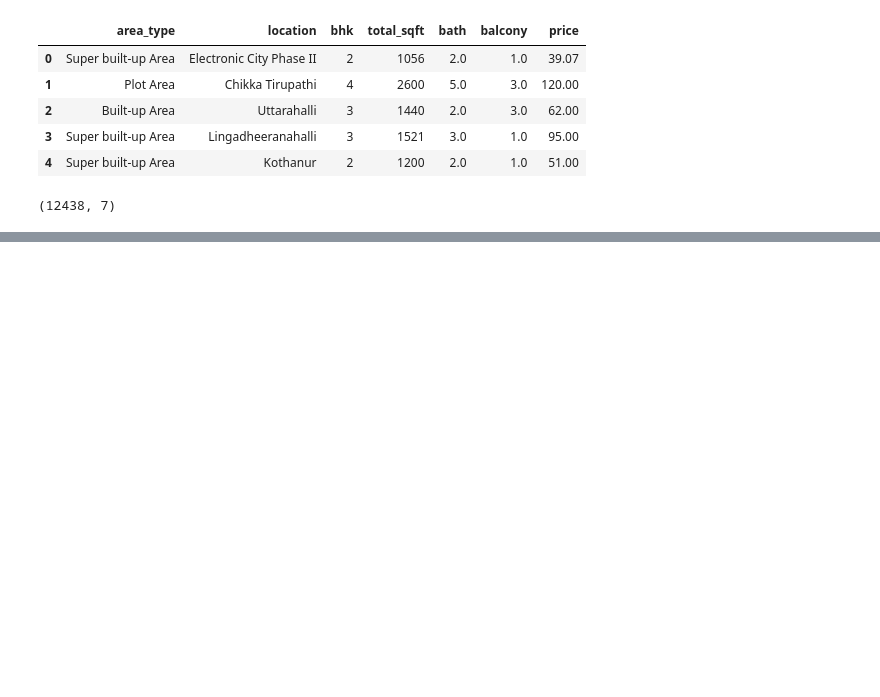
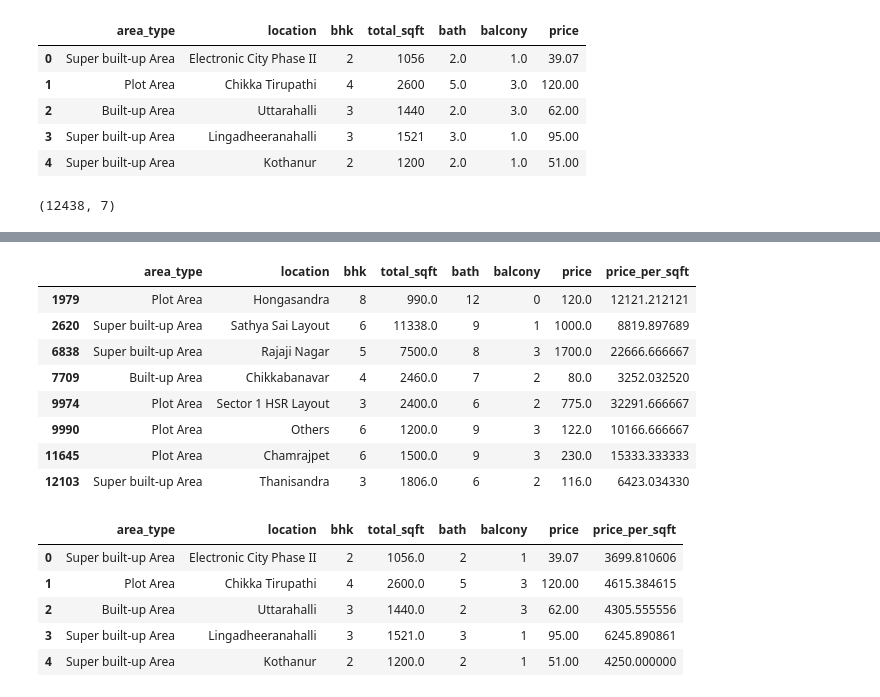
Before and after one commit to thirtesh/miniProjects, a Jupyter notebook: real_estate/SourceCode/model_training.ipynb, the cells around one changed output, grey strips where cells are left out. Drawn from its saved outputs; the diff is of its cells as text; code cells hidden in the pictures; blank space fills up the shorter version.

```diff
--- a/real_estate/SourceCode/model_training.ipynb
+++ b/real_estate/SourceCode/model_training.ipynb
@@ -115,0 +212,20 @@ data2.shape
+# %%
+display(data2[data2.bath>data2.bhk+2])
+data=data2[data2.bath<data2.bhk+2]
+data.head()
+# %% [output]
+|  | area_type | location | bhk | total_sqft | bath | balcony | price | price_per_sqft |
+| 1979 | Plot Area | Hongasandra | 8 | 990.0 | 12 | 0 | 120.0 | 12121.212121 |
+| 2620 | Super built-up Area | Sathya Sai Layout | 6 | 11338.0 | 9 | 1 | 1000.0 | 8819.897689 |
+| 6838 | Super built-up Area | Rajaji Nagar | 5 | 7500.0 | 8 | 3 | 1700.0 | 22666.666667 |
+| 7709 | Built-up Area | Chikkabanavar | 4 | 2460.0 | 7 | 2 | 80.0 | 3252.032520 |
+| 9974 | Plot Area | Sector 1 HSR Layout | 3 | 2400.0 | 6 | 2 | 775.0 | 32291.666667 |
+| 9990 | Plot Area | Others | 6 | 1200.0 | 9 | 3 | 122.0 | 10166.666667 |
+| 11645 | Plot Area | Chamrajpet | 6 | 1500.0 | 9 | 3 | 230.0 | 15333.333333 |
+| 12103 | Super built-up Area | Thanisandra | 3 | 1806.0 | 6 | 2 | 116.0 | 6423.034330 |
+|  | area_type | location | bhk | total_sqft | bath | balcony | price | price_per_sqft |
+| 0 | Super built-up Area | Electronic City Phase II | 2 | 1056.0 | 2 | 1 | 39.07 | 3699.810606 |
+| 1 | Plot Area | Chikka Tirupathi | 4 | 2600.0 | 5 | 3 | 120.00 | 4615.384615 |
+| 2 | Built-up Area | Uttarahalli | 3 | 1440.0 | 2 | 3 | 62.00 | 4305.555556 |
+| 3 | Super built-up Area | Lingadheeranahalli | 3 | 1521.0 | 3 | 1 | 95.00 | 6245.890861 |
+| 4 | Super built-up Area | Kothanur | 2 | 1200.0 | 2 | 1 | 51.00 | 4250.000000 |
```
Also changed, not shown: parts of 12 cells of this notebook.
